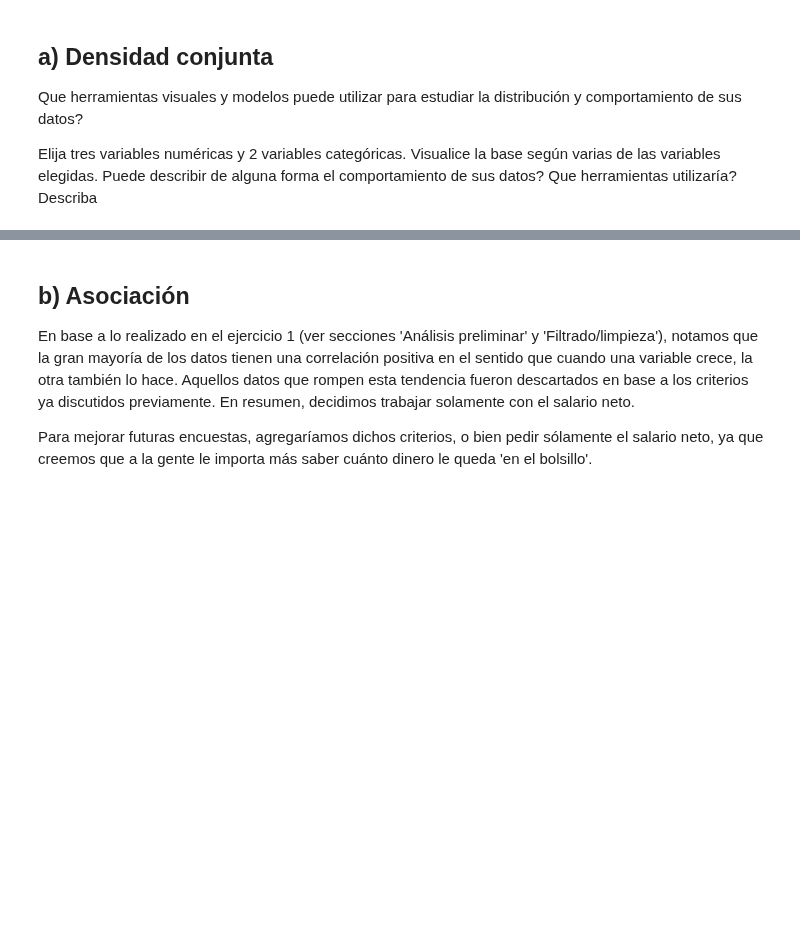
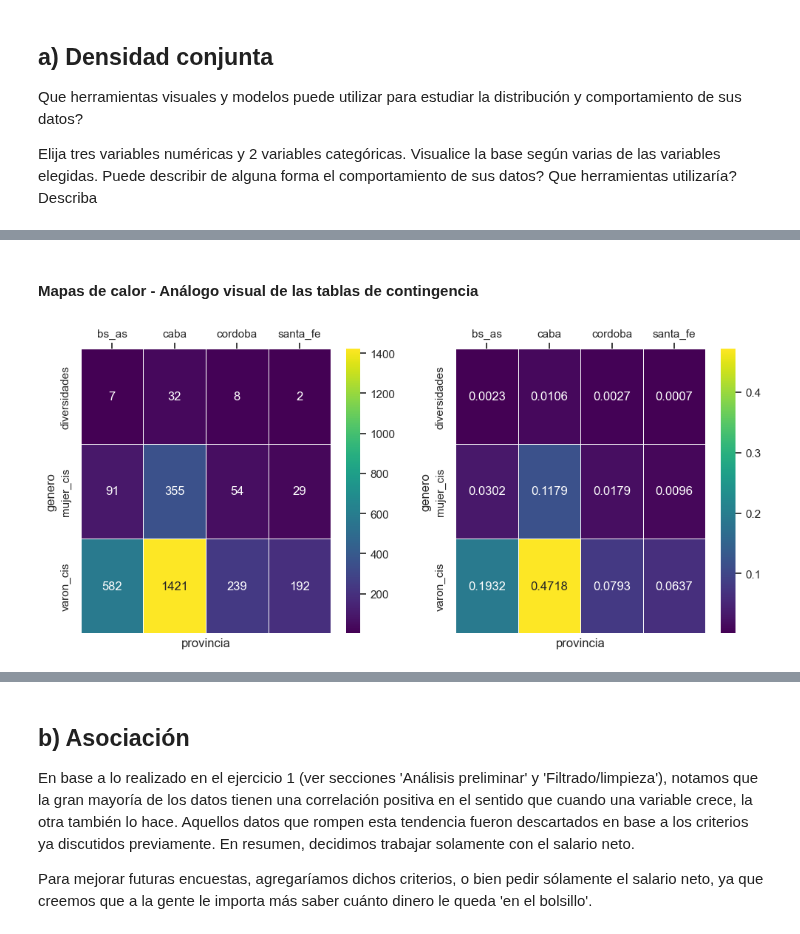
Before and after one commit to Cheva94/Diplo_G22, a Jupyter notebook: AyVD/resolucion_AyVD_parte1.ipynb, the cells around one changed output, grey strips where cells are left out. Drawn from its saved outputs; the diff is of its cells as text; code cells hidden in the pictures; blank space fills up the shorter version.

Commit message:
Gráficas y tablas de VAD

```diff
--- a/AyVD/resolucion_AyVD_parte1.ipynb
+++ b/AyVD/resolucion_AyVD_parte1.ipynb
@@ -332,5 +404,5 @@ relevant_columns = ["neto",
 df2 = df85[relevant_columns] # Nuevo DataFrame
 
 print(f'Cantidad inicial de filas: {len(df85)}.')
-df2 = df2.dropna(subset=relevant_columns)
+df2 = df2.dropna(subset=relevant_columns[:-1]) # Evito limpiar con profile_studies_level
 print(f'Quedan {len(df2)} filas.')
@@ -468,3 +588,17 @@ df_age = df_age[df_age["profile_age"]-age_min >= df_age["profile_years_experienc
 Que herramientas visuales y modelos puede utilizar para estudiar la distribución y comportamiento de sus datos?
 
 Elija tres variables numéricas y 2 variables categóricas. Visualice la base según varias de las variables elegidas. Puede describir de alguna forma el comportamiento de sus datos? Que herramientas utilizaría? Describa
+# %%
+# Me quedo sólo con las 5 columnas que me hacen falta y reemplazo los nombres para facilitar la escritura.
+
+df_dc = df_age[['neto', 'profile_years_experience', 'profile_age', 'profile_g', 'work_prov']]
+
+df_dc.rename(columns = {'salary_monthly_NETO':'neto',
+                        'profile_years_experience':'experiencia',
+                        'profile_age':'edad',
+                        'profile_g':'genero',
+                        'work_prov':'provincia'}
+                        , inplace = True)
+
+Omega = len(df_dc)
+print(f'El universo que vamos a estudiar tiene un tamaño igual a {Omega}.')
@@ -470,0 +611,9 @@ Elija tres variables numéricas y 2 variables categóricas. Visualice la base se
+# %%
+vad_nNorm = pd.crosstab(df_dc.genero, df_dc.provincia) # No está normalizado
+vad_Norm = pd.crosstab(df_dc.genero, df_dc.provincia, normalize=True) # Normalizado sobre el total
+
+print('Tabla de contingencia (no normalizada) para las variables categóricas "genero" y "provincias":')
+display(vad_nNorm)
+
+print('Tabla de contingencia (normalizada sobre el total) para las variables categóricas "genero" y "provincias":')
+display(vad_Norm)
@@ -470,0 +633,13 @@ Elija tres variables numéricas y 2 variables categóricas. Visualice la base se
+# %% [markdown]
+#### Mapas de calor - Análogo visual de las tablas de contingencia
+# %%
+fig, axs = plt.subplots(1, 2, figsize=(12, 5))
+sns.heatmap(vad_nNorm, annot=True, fmt=".0f", linewidth=.5, ax=axs[0], cmap='viridis')
+axs[0].xaxis.tick_top()
+
+sns.heatmap(vad_Norm, annot=True, fmt=".4f", linewidth=.5, ax=axs[1], cmap='viridis')
+axs[1].xaxis.tick_top()
+
+plt.show()
+# %% [output]
+[figure, added]
```
Also changed, not shown: parts of 27 cells of this notebook.
